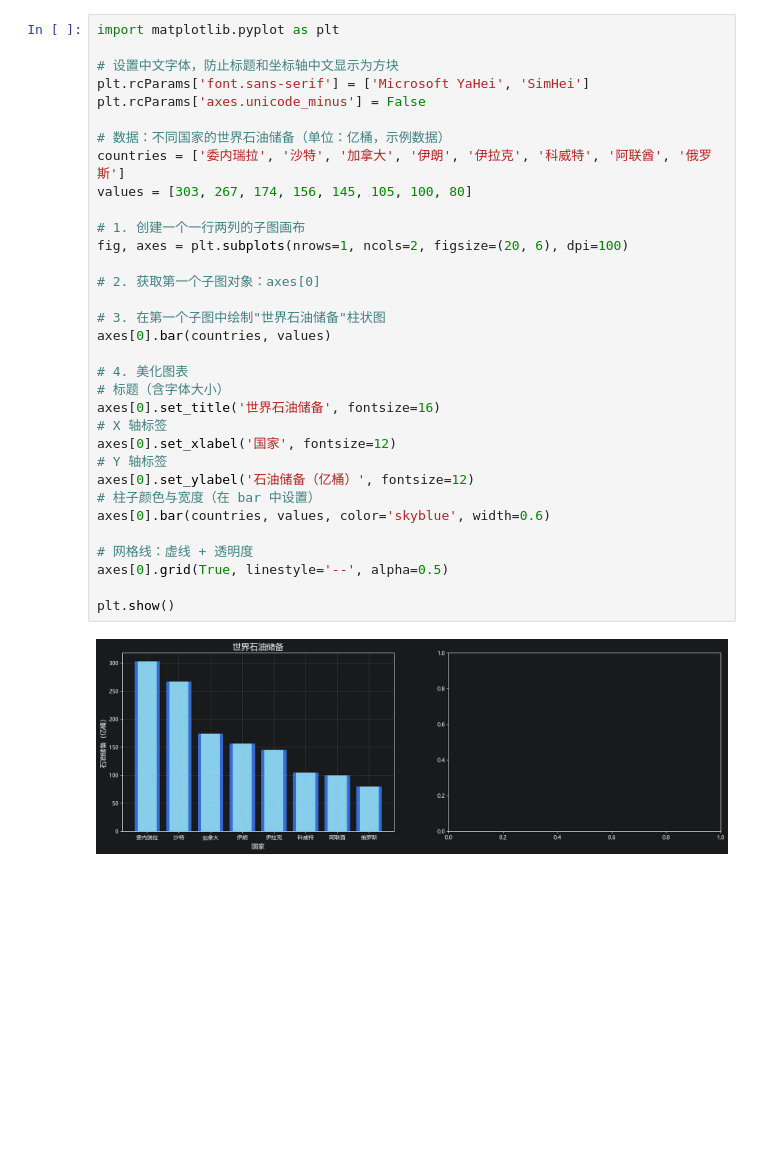
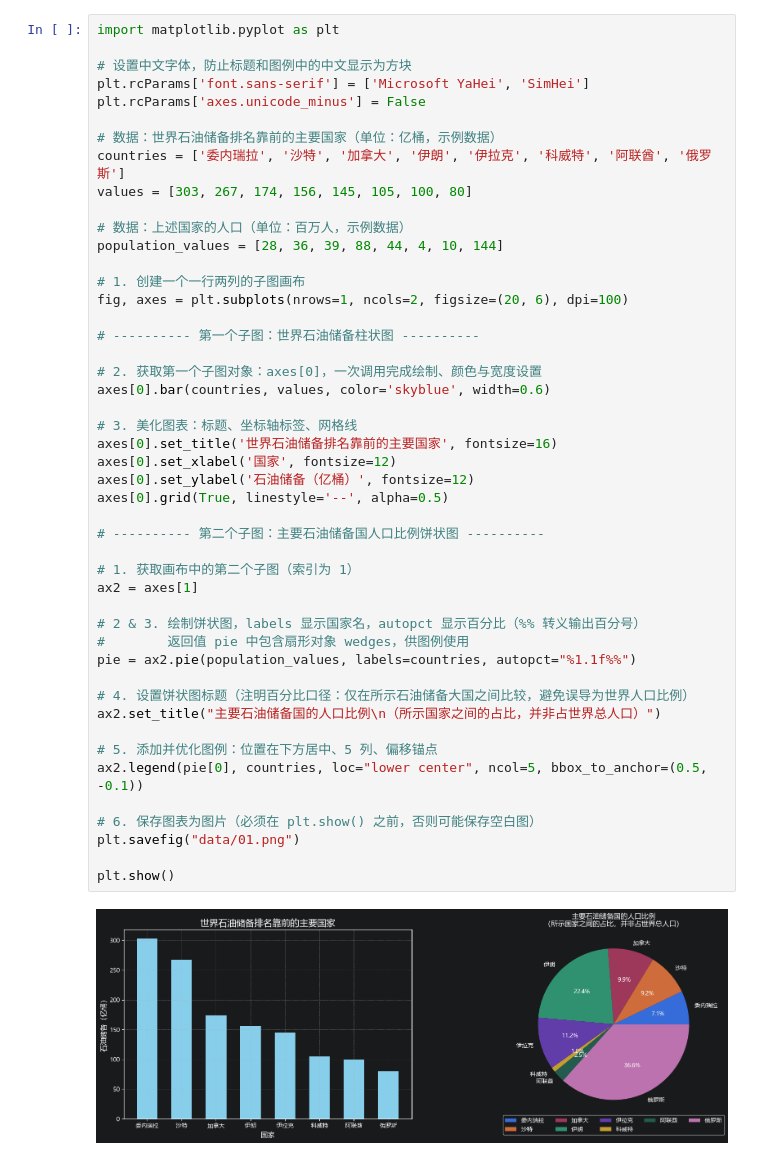
Before and after one commit to tryer07/Python, a Jupyter notebook: 09_第九章（数据分析）/12.图表实战（各种不同的图）.ipynb, the cells around one changed output. Saved outputs shown, nothing was run; the diff lists cells and outputs as text; blank space fills up the shorter version.

```diff
--- a/09_第九章（数据分析）/12.图表实战（各种不同的图）.ipynb
+++ b/09_第九章（数据分析）/12.图表实战（各种不同的图）.ipynb
@@ -1,35 +1,49 @@
 # %%
 import matplotlib.pyplot as plt
 
-# 设置中文字体，防止标题和坐标轴中文显示为方块
+# 设置中文字体，防止标题和图例中的中文显示为方块
 plt.rcParams['font.sans-serif'] = ['Microsoft YaHei', 'SimHei']
 plt.rcParams['axes.unicode_minus'] = False
 
-# 数据：不同国家的世界石油储备（单位：亿桶，示例数据）
+# 数据：世界石油储备排名靠前的主要国家（单位：亿桶，示例数据）
 countries = ['委内瑞拉', '沙特', '加拿大', '伊朗', '伊拉克', '科威特', '阿联酋', '俄罗斯']
 values = [303, 267, 174, 156, 145, 105, 100, 80]
+
+# 数据：上述国家的人口（单位：百万人，示例数据）
+population_values = [28, 36, 39, 88, 44, 4, 10, 144]
 
 # 1. 创建一个一行两列的子图画布
 fig, axes = plt.subplots(nrows=1, ncols=2, figsize=(20, 6), dpi=100)
 
-# 2. 获取第一个子图对象：axes[0]
+# ---------- 第一个子图：世界石油储备柱状图 ----------
 
-# 3. 在第一个子图中绘制"世界石油储备"柱状图
-axes[0].bar(countries, values)
-
-# 4. 美化图表
-# 标题（含字体大小）
-axes[0].set_title('世界石油储备', fontsize=16)
-# X 轴标签
-axes[0].set_xlabel('国家', fontsize=12)
-# Y 轴标签
-axes[0].set_ylabel('石油储备（亿桶）', fontsize=12)
-# 柱子颜色与宽度（在 bar 中设置）
+# 2. 获取第一个子图对象：axes[0]，一次调用完成绘制、颜色与宽度设置
 axes[0].bar(countries, values, color='skyblue', width=0.6)
 
-# 网格线：虚线 + 透明度
+# 3. 美化图表：标题、坐标轴标签、网格线
+axes[0].set_title('世界石油储备排名靠前的主要国家', fontsize=16)
+axes[0].set_xlabel('国家', fontsize=12)
+axes[0].set_ylabel('石油储备（亿桶）', fontsize=12)
 axes[0].grid(True, linestyle='--', alpha=0.5)
 
+# ---------- 第二个子图：主要石油储备国人口比例饼状图 ----------
+
+# 1. 获取画布中的第二个子图（索引为 1）
+ax2 = axes[1]
+
+# 2 & 3. 绘制饼状图，labels 显示国家名，autopct 显示百分比（%% 转义输出百分号）
+#        返回值 pie 中包含扇形对象 wedges，供图例使用
+pie = ax2.pie(population_values, labels=countries, autopct="%1.1f%%")
+
+# 4. 设置饼状图标题（注明百分比口径：仅在所示石油储备大国之间比较，避免误导为世界人口比例）
+ax2.set_title("主要石油储备国的人口比例\n（所示国家之间的占比，并非占世界总人口）")
+
+# 5. 添加并优化图例：位置在下方居中、5 列、偏移锚点
+ax2.legend(pie[0], countries, loc="lower center", ncol=5, bbox_to_anchor=(0.5, -0.1))
+
+# 6. 保存图表为图片（必须在 plt.show() 之前，否则可能保存空白图）
+plt.savefig("data/01.png")
+
 plt.show()
 # %% [output]
-[figure, old version]
+[figure, new version]
```
Also changed, not shown: 1 other file.
